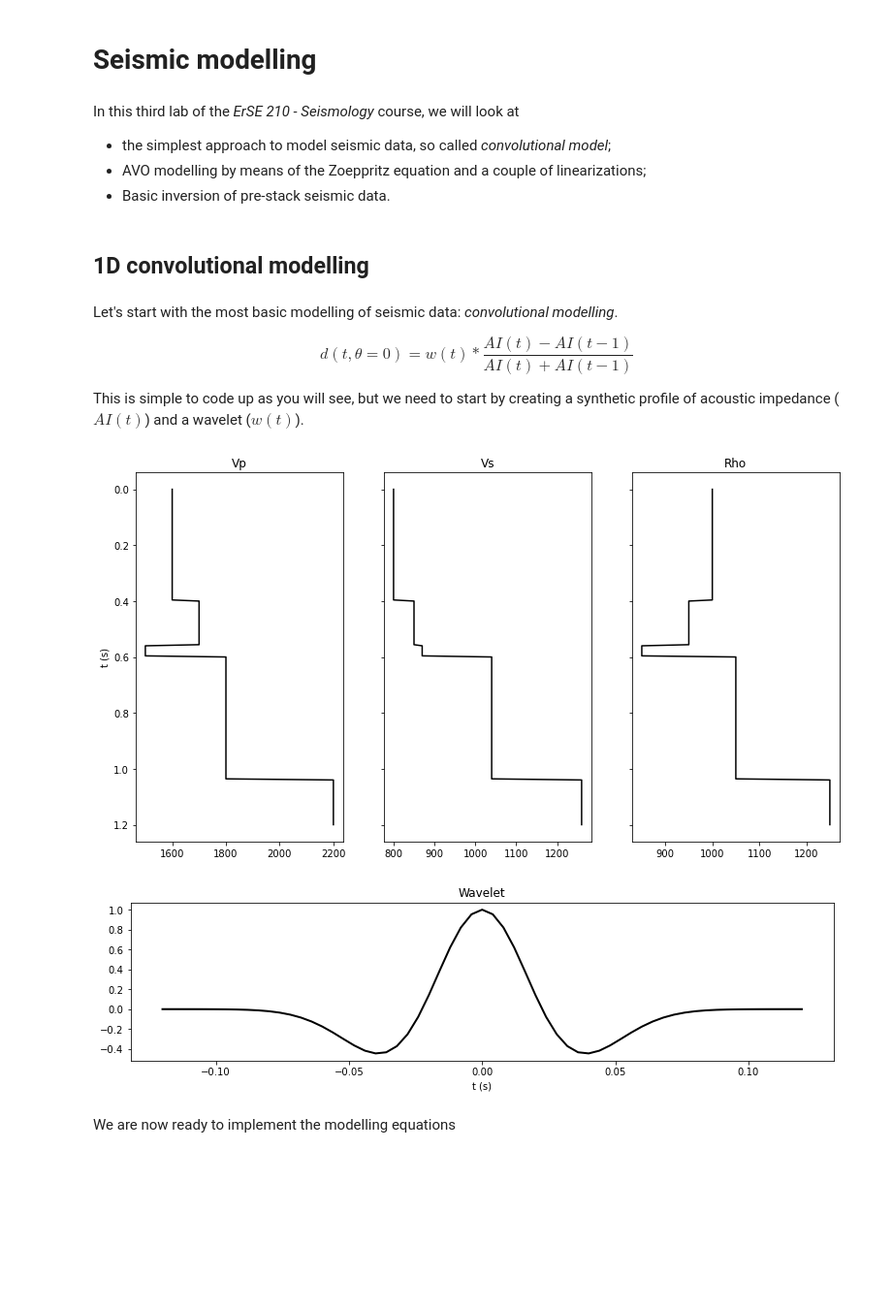
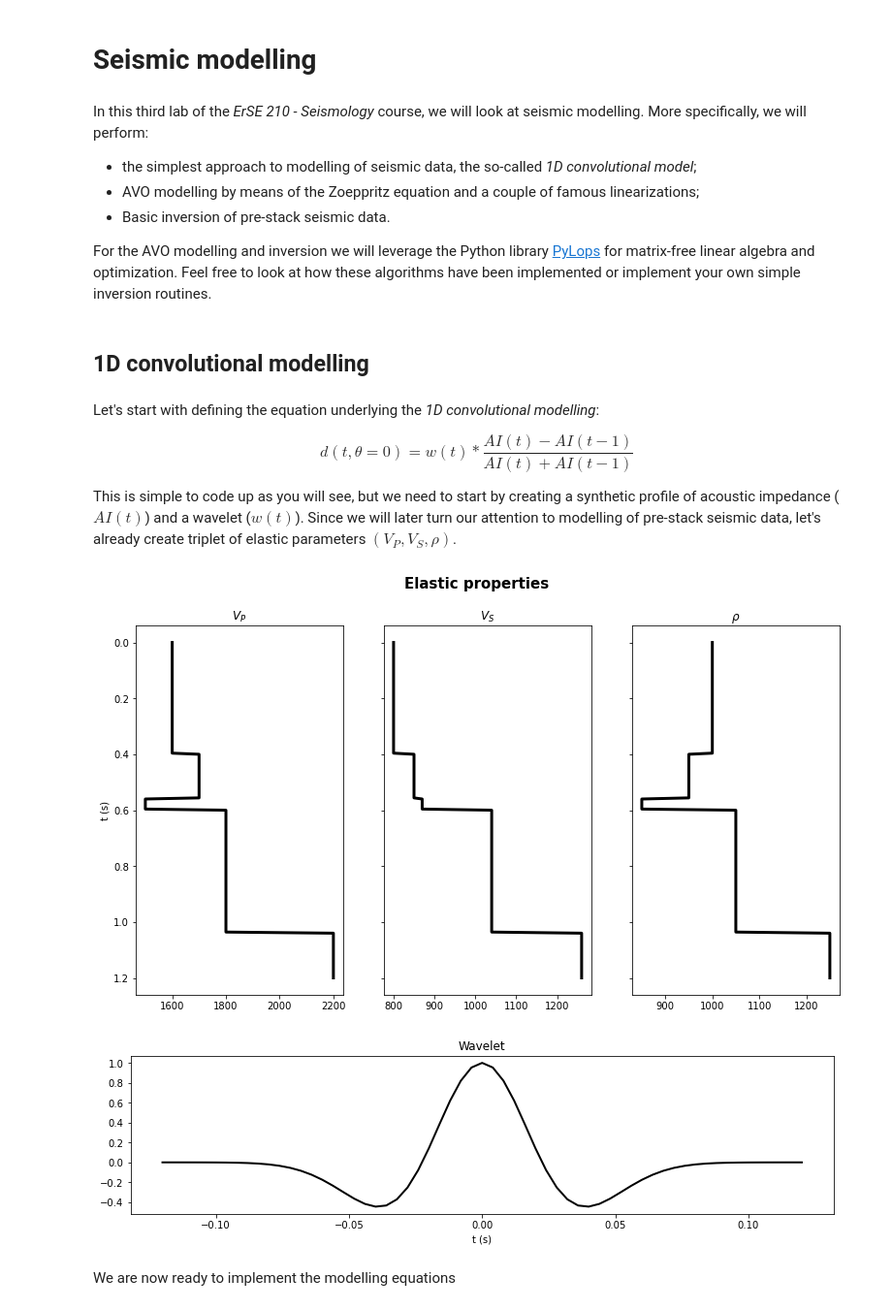
Before and after one commit to DIG-Kaust/Seismology, a Jupyter notebook: SeismicModelling/SeismicModellingInversion.ipynb, the cells around one changed output. Shown at 97% size. Drawn from its saved outputs; the diff is of its cells as text; code cells hidden in the pictures; blank space fills up the shorter version.

Commit message:
Finalized SeismicModellling lab

```diff
--- a/SeismicModelling/SeismicModellingInversion.ipynb
+++ b/SeismicModelling/SeismicModellingInversion.ipynb
@@ -1,11 +1,13 @@
 # %% [markdown]
 # Seismic modelling
 # %% [markdown]
-In this third lab of the *ErSE 210 - Seismology* course, we will look at
+In this third lab of the *ErSE 210 - Seismology* course, we will look at seismic modelling. More specifically, we will perform:
 
-- the simplest approach to model seismic data, so called *convolutional model*;
-- AVO modelling by means of the Zoeppritz equation and a couple of linearizations;
+- the simplest approach to modelling of seismic data, the so-called *1D convolutional model*;
+- AVO modelling by means of the Zoeppritz equation and a couple of famous linearizations;
 - Basic inversion of pre-stack seismic data.
+
+For the AVO modelling and inversion we will leverage the Python library [PyLops](http://github.com/pyLops/pylops) for matrix-free linear algebra and optimization. Feel free to look at how these algorithms have been implemented or implement your own simple inversion routines.
 # %%
 %load_ext autoreload
 %autoreload 2
@@ -29,58 +31,59 @@ np.random.seed(0)
 # %% [markdown]
 ## 1D convolutional modelling
 # %% [markdown]
-Let's start with the most basic modelling of seismic data: *convolutional modelling*.
+Let's start with defining the equation underlying the *1D convolutional modelling*:
 
 $$
 d(t, \theta=0) =  w(t) * \frac{AI(t)-AI(t-1)}{AI(t)+AI(t-1)}
 $$
 
-This is simple to code up as you will see, but we need to start by creating a synthetic profile of acoustic impedance ($AI(t)$) and a wavelet ($w(t)$).
+This is simple to code up as you will see, but we need to start by creating a synthetic profile of acoustic impedance ($AI(t)$) and a wavelet ($w(t)$). Since we will later turn our attention to modelling of pre-stack seismic data, let's already create triplet of elastic parameters $(V_P, V_S, \rho)$.
 # %%
 # Time axis
 nt = 301
 dt = 0.004
 t  = np.arange(nt) * dt
 
-# Velocity and density profiles (pure synthetic)
+# Velocity and density profiles
 vp0 = 1600
 vs0 = 800
 rho0 = 1000
 vpchanges = [100, -200, 300, 400]
 vschanges = [50, 20, 170, 220]
 rhochanges = [-50, -100, 200, 200]
 tchanges = [100, 140, 150, 260]
 
 vp = vp0 * np.ones(nt)
 vs = vs0  * np.ones(nt)
 rho = rho0 * np.ones(nt)
 
 for vpchange, vschange, rhochange, tchange in zip(vpchanges, vschanges, rhochanges, tchanges):
     vp[tchange:] += vpchange
     vs[tchange:] += vschange
     rho[tchange:] += rhochange
 ai = rho * vp
 
 # Wavelet
 ntwav = 61
 wav, twav, wavcenter = ricker(t[:ntwav//2+1], 10)
 
 fig, axs = plt.subplots (1, 3, sharey=True, figsize=(13,7))
-axs[0].plot(vp,  t, 'k')
+fig.suptitle('Elastic properties', fontsize=15, fontweight='bold')
+axs[0].plot(vp,  t, 'k', lw=3)
 axs[0].set_ylabel('t (s)')
-axs[0].set_title('Vp')
-axs[1].plot(vs,  t, 'k')
-axs[1].set_title('Vs')
-axs[2].plot(rho, t, 'k')
-axs[2].set_title('Rho')
+axs[0].set_title(r'$V_P$')
+axs[1].plot(vs,  t, 'k', lw=3)
+axs[1].set_title(r'$V_S$')
+axs[2].plot(rho, t, 'k', lw=3)
+axs[2].set_title(r'$\rho$')
 axs[2].invert_yaxis()
 
 fig, ax = plt.subplots (1, 1, figsize=(13,3))
 ax.plot(twav, wav, 'k', lw=2)
 ax.set_xlabel('t (s)')
 ax.set_title('Wavelet');
 # %% [output]
-[figure, old version]
+[figure, new version]
 [figure]
 # %% [markdown]
 We are now ready to implement the modelling equations
```
Also changed, not shown: parts of 14 cells of this notebook, 1 other file.
